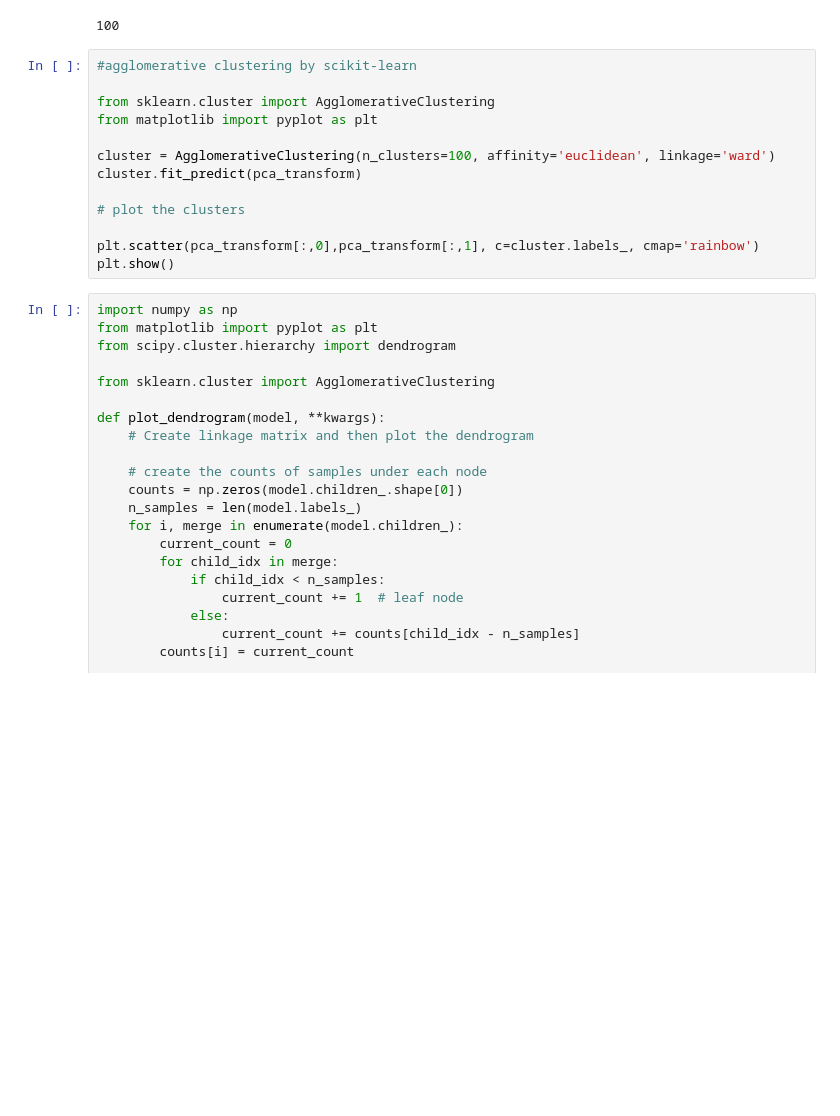
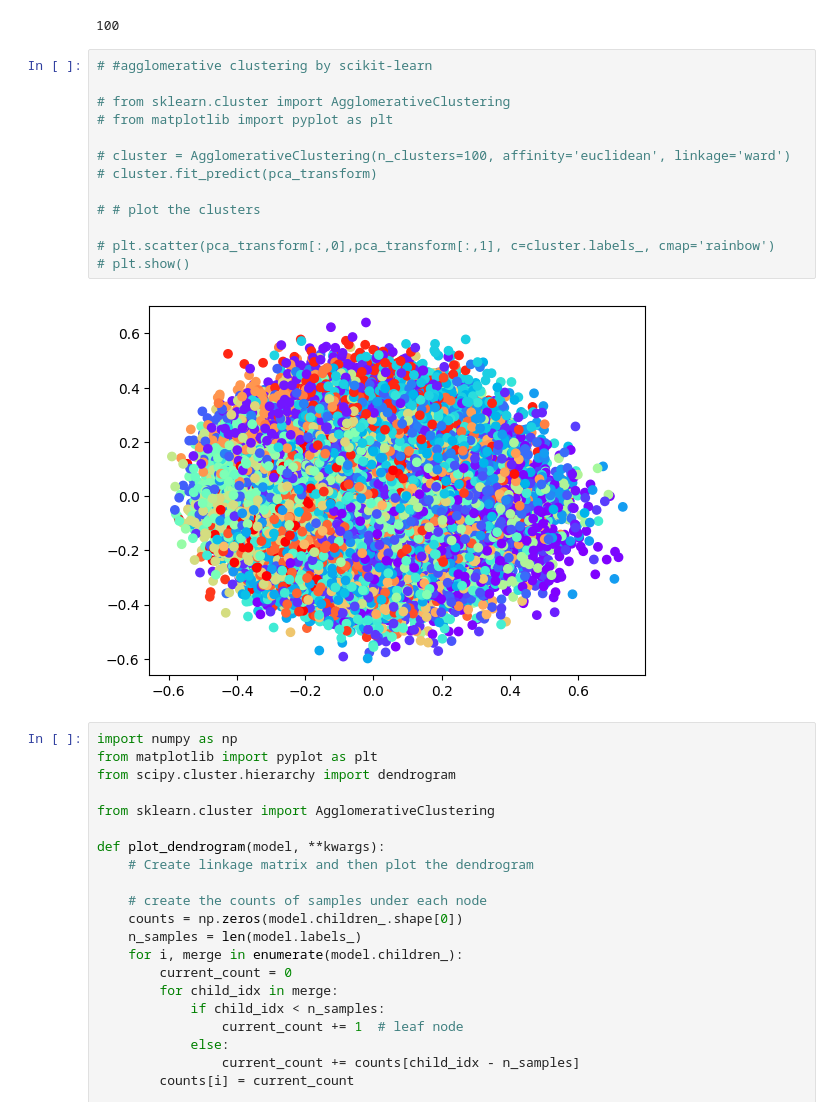
Before and after one commit to master-mbzuai/AI701, a Jupyter notebook: code/exploration/hierarchy_clustering.ipynb, the cells around one changed output. Drawn from its saved outputs; the diff is of its cells as text; blank space fills up the shorter version.

Commit message:
many teststt only good in agglomerative_copy

```diff
--- a/code/exploration/hierarchy_clustering.ipynb
+++ b/code/exploration/hierarchy_clustering.ipynb
@@ -27,18 +27,20 @@ print(len(fine_labels))
 # %% [output]
 100
 # %%
-#agglomerative clustering by scikit-learn
+# #agglomerative clustering by scikit-learn
 
-from sklearn.cluster import AgglomerativeClustering
-from matplotlib import pyplot as plt
+# from sklearn.cluster import AgglomerativeClustering
+# from matplotlib import pyplot as plt
 
-cluster = AgglomerativeClustering(n_clusters=100, affinity='euclidean', linkage='ward')
-cluster.fit_predict(pca_transform)
+# cluster = AgglomerativeClustering(n_clusters=100, affinity='euclidean', linkage='ward')
+# cluster.fit_predict(pca_transform)
 
-# plot the clusters
+# # plot the clusters
 
-plt.scatter(pca_transform[:,0],pca_transform[:,1], c=cluster.labels_, cmap='rainbow')
-plt.show()
+# plt.scatter(pca_transform[:,0],pca_transform[:,1], c=cluster.labels_, cmap='rainbow')
+# plt.show()
+# %% [output]
+[figure, added]
 # %%
 import numpy as np
 from matplotlib import pyplot as plt
```
Also changed, not shown: parts of 1 cell of this notebook, 24 other files.
